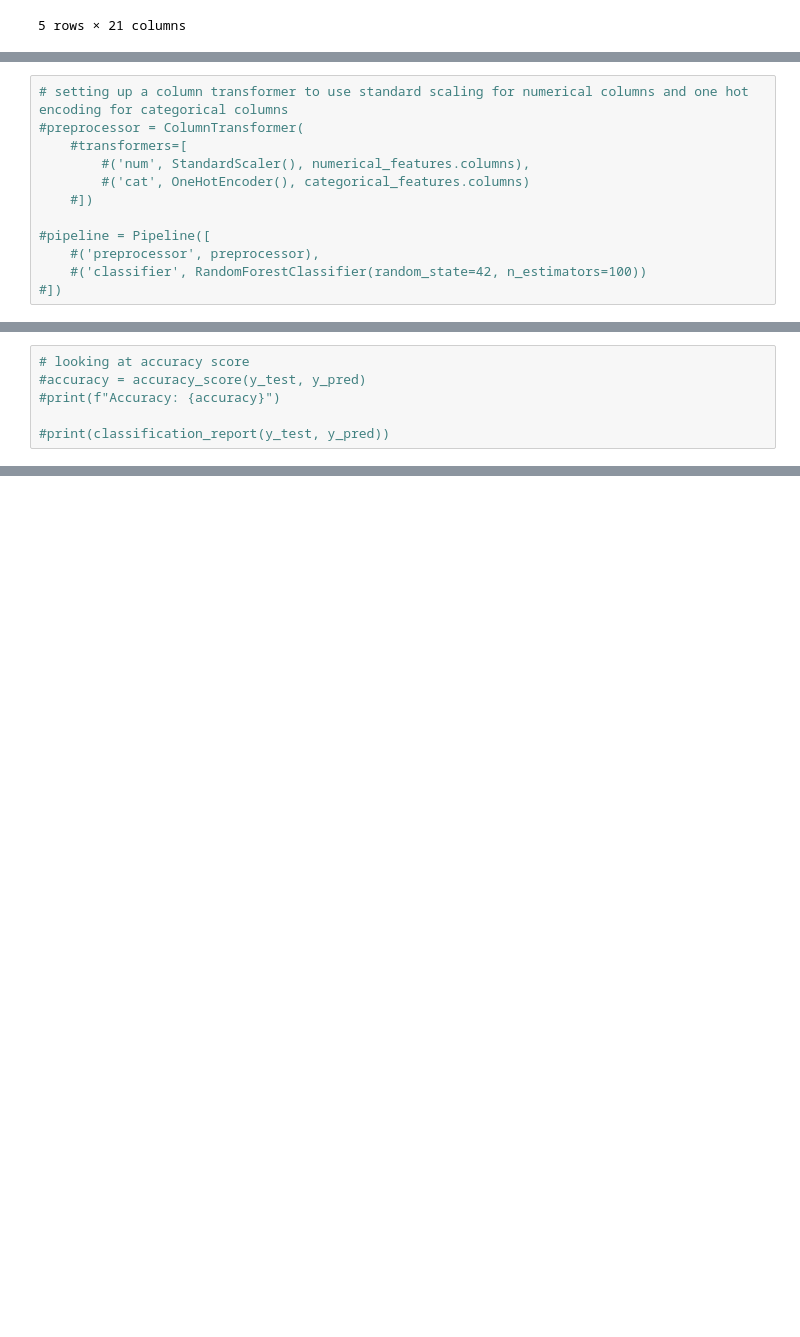
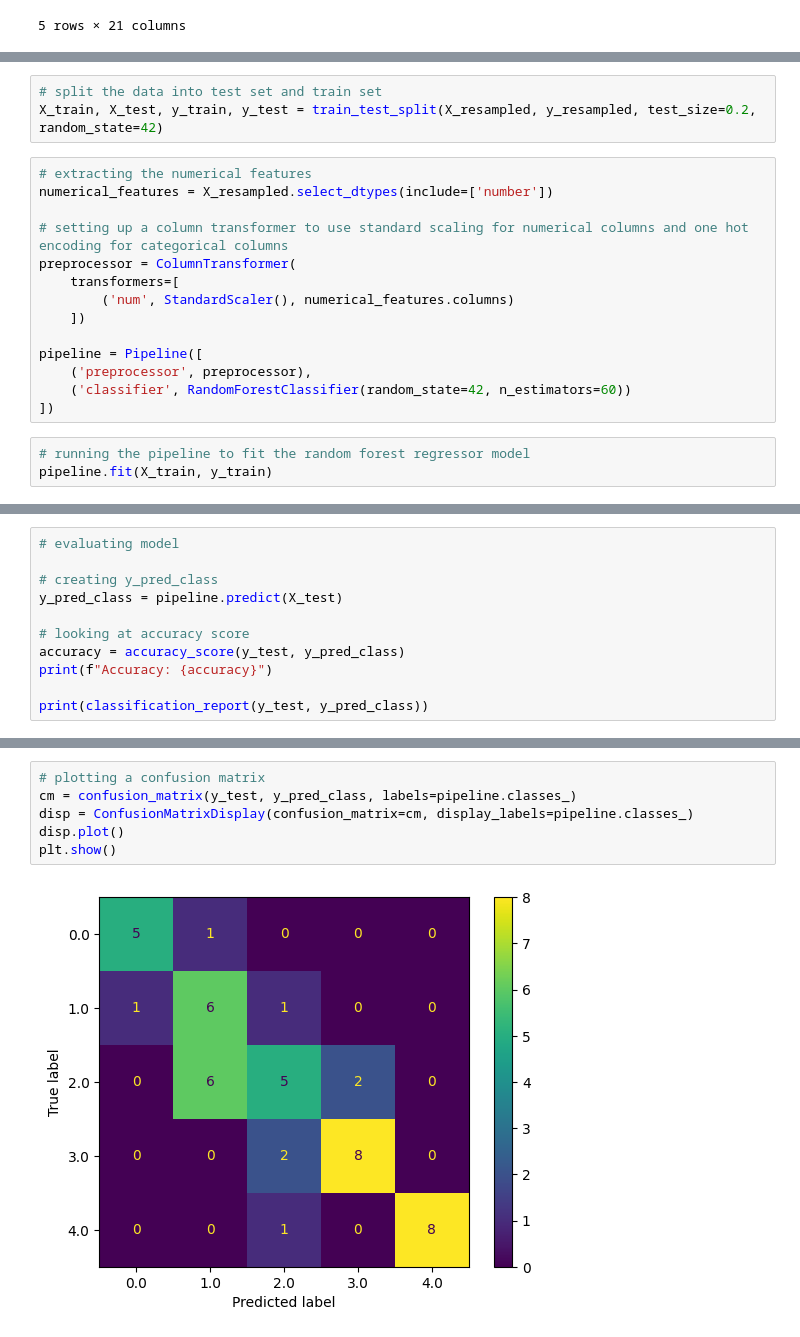
Before and after one commit to Graviton12/CS-430-Group-Project, a Jupyter notebook: cherokee_park_models.ipynb, the cells around one changed output, grey strips where cells are left out. Cells and saved outputs as stored; diff of their text form; blank space fills up the shorter version.

```diff
--- a/cherokee_park_models.ipynb
+++ b/cherokee_park_models.ipynb
@@ -1610,12 +1808,20 @@ TypeError: '>=' not supported between instances of 'str' and 'int'
+# %%
+# split the data into test set and train set
+X_train, X_test, y_train, y_test = train_test_split(X_resampled, y_resampled, test_size=0.2, random_state=42)
 # %%
+# extracting the numerical features
+numerical_features = X_resampled.select_dtypes(include=['number'])
+
 # setting up a column transformer to use standard scaling for numerical columns and one hot encoding for categorical columns
-#preprocessor = ColumnTransformer(
-    #transformers=[
-        #('num', StandardScaler(), numerical_features.columns),
-        #('cat', OneHotEncoder(), categorical_features.columns)
-    #])
+preprocessor = ColumnTransformer(
+    transformers=[
+        ('num', StandardScaler(), numerical_features.columns)
+    ])
 
-#pipeline = Pipeline([
-    #('preprocessor', preprocessor),
-    #('classifier', RandomForestClassifier(random_state=42, n_estimators=100))
-#])
+pipeline = Pipeline([
+    ('preprocessor', preprocessor),
+    ('classifier', RandomForestClassifier(random_state=42, n_estimators=60))
+])
+# %%
+# running the pipeline to fit the random forest regressor model
+pipeline.fit(X_train, y_train)
@@ -1622,6 +1840,11 @@ TypeError: '>=' not supported between instances of 'str' and 'int'
 # %%
+# evaluating model
+
+# creating y_pred_class
+y_pred_class = pipeline.predict(X_test)
+
 # looking at accuracy score
-#accuracy = accuracy_score(y_test, y_pred)
-#print(f"Accuracy: {accuracy}")
+accuracy = accuracy_score(y_test, y_pred_class)
+print(f"Accuracy: {accuracy}")
 
-#print(classification_report(y_test, y_pred))
+print(classification_report(y_test, y_pred_class))
@@ -1627,0 +1864,8 @@ TypeError: '>=' not supported between instances of 'str' and 'int'
+# %%
+# plotting a confusion matrix
+cm = confusion_matrix(y_test, y_pred_class, labels=pipeline.classes_)
+disp = ConfusionMatrixDisplay(confusion_matrix=cm, display_labels=pipeline.classes_)
+disp.plot()
+plt.show()
+# %% [output]
+[figure, added]
```
Also changed, not shown: parts of 51 cells of this notebook.
